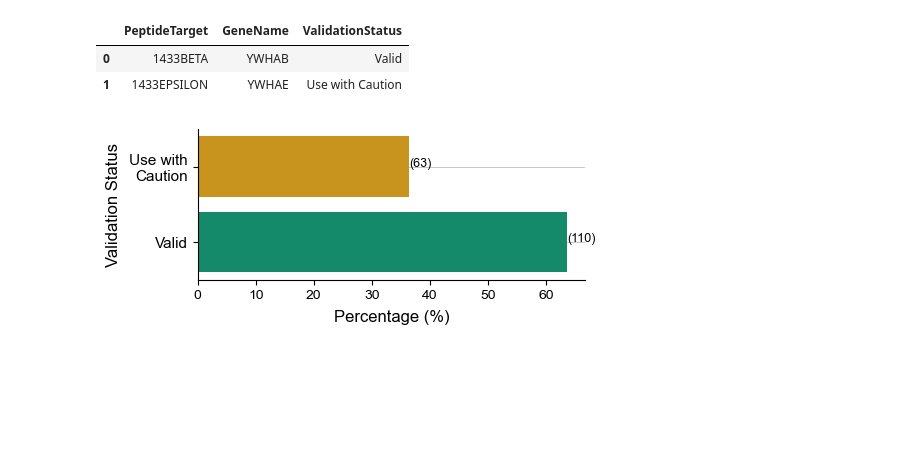
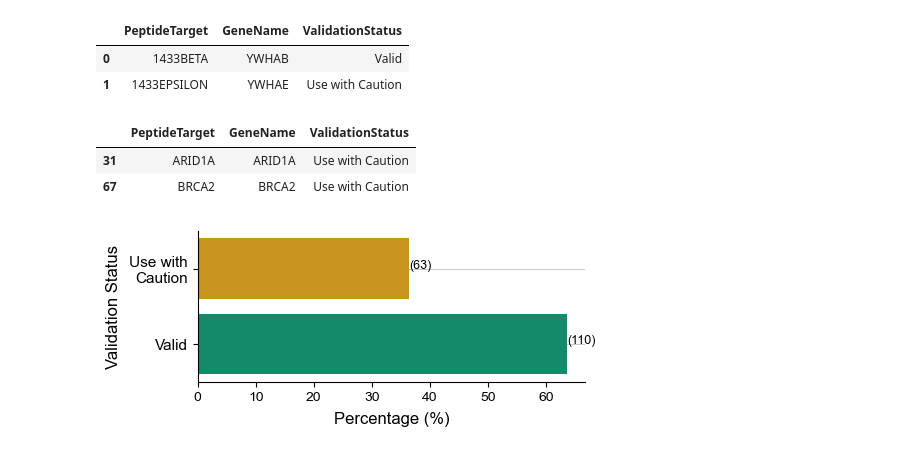
Before and after one commit to SwathiRUpadhya/antibody_quality_limitations, a Jupyter notebook: data_processing_and_analysis/01_assess_TCGA_antibodies.ipynb, the cells around one changed output. Drawn from its saved outputs; the diff is of its cells as text; code cells hidden in the pictures; blank space fills up the shorter version.

```diff
--- a/data_processing_and_analysis/01_assess_TCGA_antibodies.ipynb
+++ b/data_processing_and_analysis/01_assess_TCGA_antibodies.ipynb
@@ -190,6 +194,12 @@ antibody_tcga_status_subset[:2]
 |  | PeptideTarget | GeneName | ValidationStatus |
 | 0 | 1433BETA | YWHAB | Valid |
 | 1 | 1433EPSILON | YWHAE | Use with Caution |
+# %%
+antibody_tcga_status_subset[antibody_tcga_status_subset['GeneName'].isin(['BRCA2', 'ARID1A'])]
+# %% [output]
+|  | PeptideTarget | GeneName | ValidationStatus |
+| 31 | ARID1A | ARID1A | Use with Caution |
+| 67 | BRCA2 | BRCA2 | Use with Caution |
 # %%
 palette = [graphing_utils.get_color(color) for color in ['orange', 'green']]
 args = graphing_utils.additional_plot_parameters(xlab="Percentage (%)", ylab="Validation Status",
```
Also changed, not shown: parts of 11 cells of this notebook, 2 other files.
